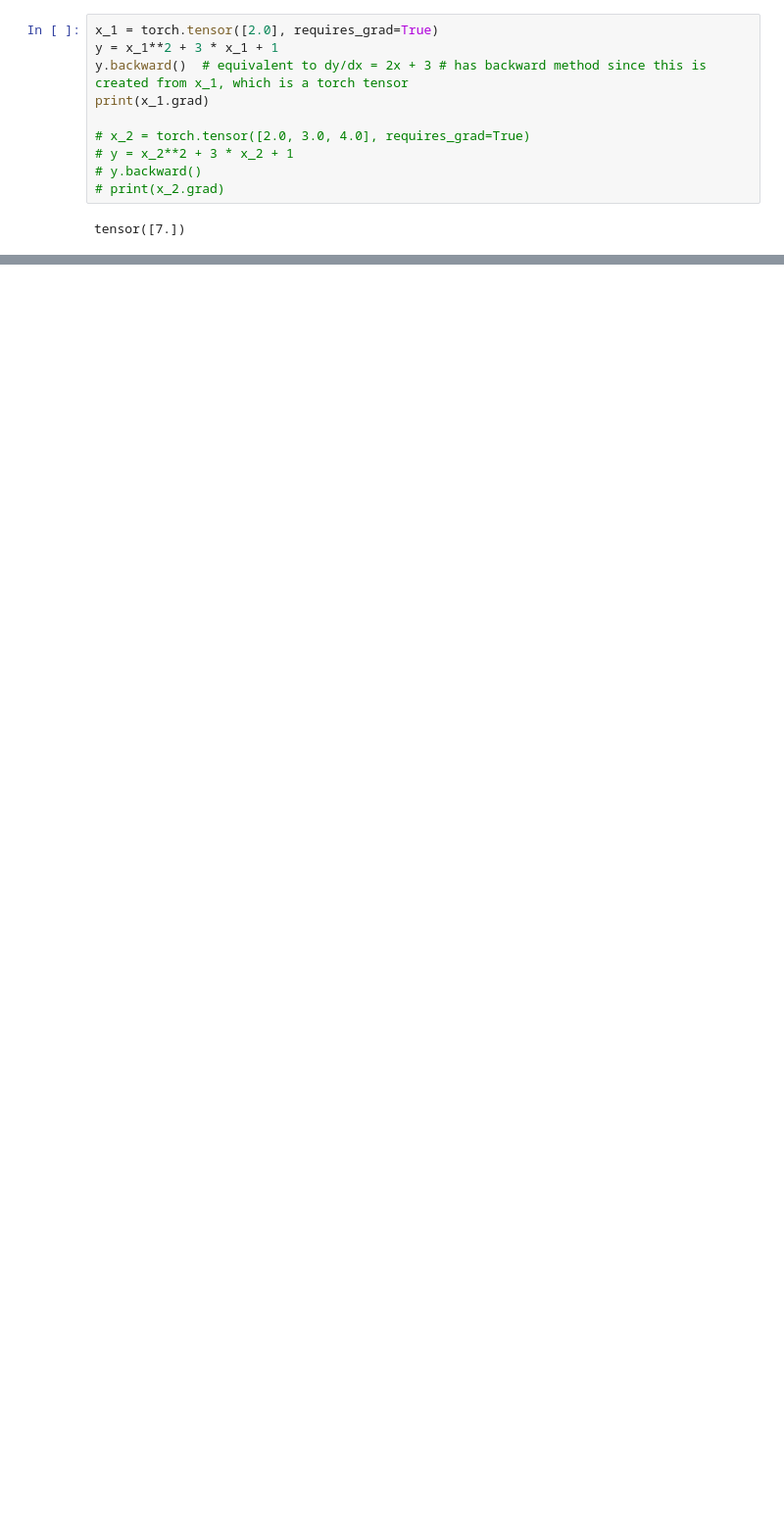
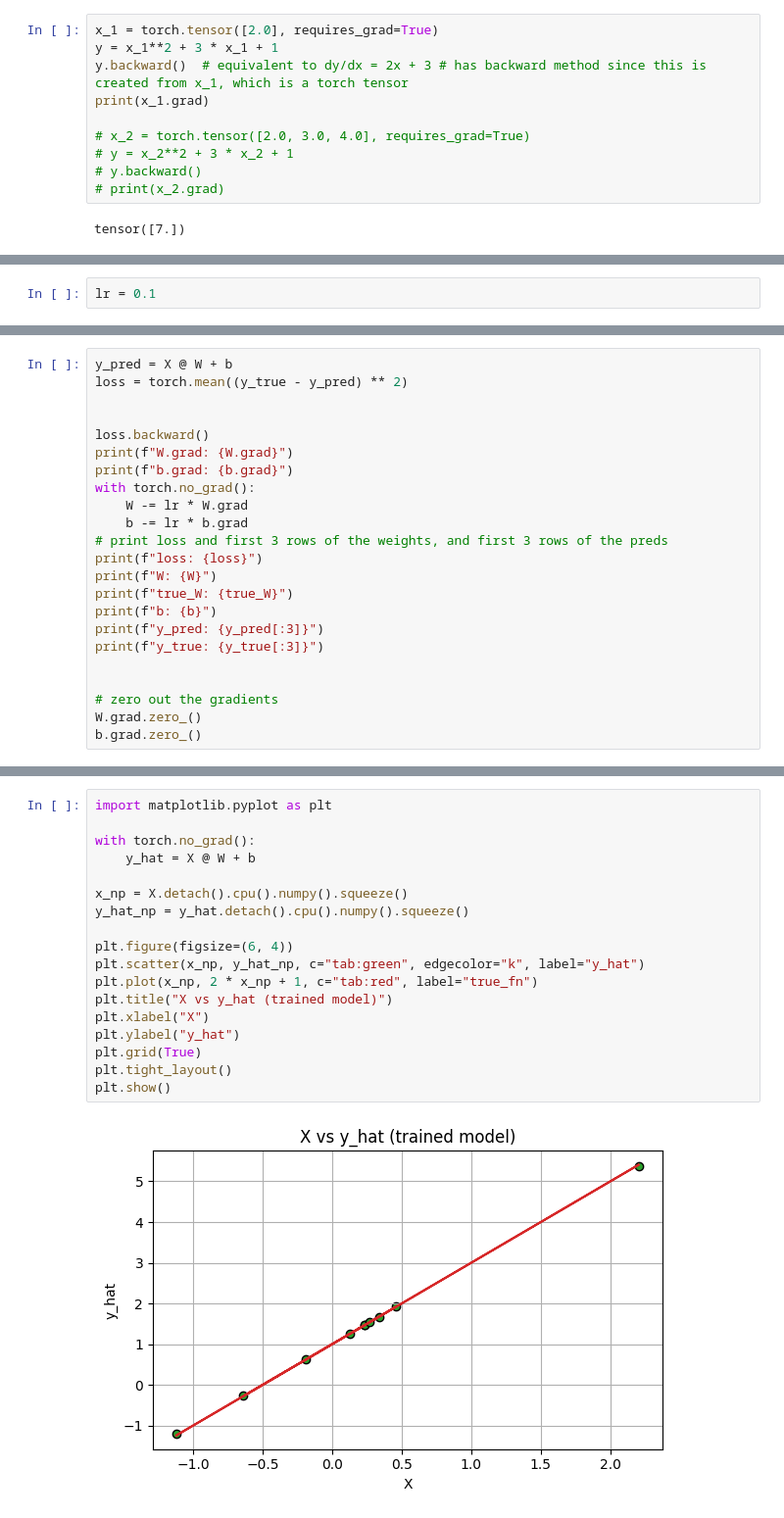
Before and after one commit to mkmksto/ai-222, a Jupyter notebook: src/notebooks/torch_tutorial.ipynb, the cells around one changed output, grey strips where cells are left out. Shown: that part at 98% size. Saved outputs shown, nothing was run; the diff lists cells and outputs as text; blank space fills up the shorter version.

```diff
--- a/src/notebooks/torch_tutorial.ipynb
+++ b/src/notebooks/torch_tutorial.ipynb
@@ -63,0 +182,2 @@ Note:
+# %%
+lr = 0.1
@@ -63,0 +297,23 @@ Note:
+# %%
+y_pred = X @ W + b
+loss = torch.mean((y_true - y_pred) ** 2)
+
+
+loss.backward()
+print(f"W.grad: {W.grad}")
+print(f"b.grad: {b.grad}")
+with torch.no_grad():
+    W -= lr * W.grad
+    b -= lr * b.grad
+# print loss and first 3 rows of the weights, and first 3 rows of the preds
+print(f"loss: {loss}")
+print(f"W: {W}")
+print(f"true_W: {true_W}")
+print(f"b: {b}")
+print(f"y_pred: {y_pred[:3]}")
+print(f"y_true: {y_true[:3]}")
+
+
+# zero out the gradients
+W.grad.zero_()
+b.grad.zero_()
@@ -63,0 +336,20 @@ Note:
+# %%
+import matplotlib.pyplot as plt
+
+with torch.no_grad():
+    y_hat = X @ W + b
+
+x_np = X.detach().cpu().numpy().squeeze()
+y_hat_np = y_hat.detach().cpu().numpy().squeeze()
+
+plt.figure(figsize=(6, 4))
+plt.scatter(x_np, y_hat_np, c="tab:green", edgecolor="k", label="y_hat")
+plt.plot(x_np, 2 * x_np + 1, c="tab:red", label="true_fn")
+plt.title("X vs y_hat (trained model)")
+plt.xlabel("X")
+plt.ylabel("y_hat")
+plt.grid(True)
+plt.tight_layout()
+plt.show()
+# %% [output]
+[figure, added]
```
Also changed, not shown: parts of 17 cells of this notebook.
